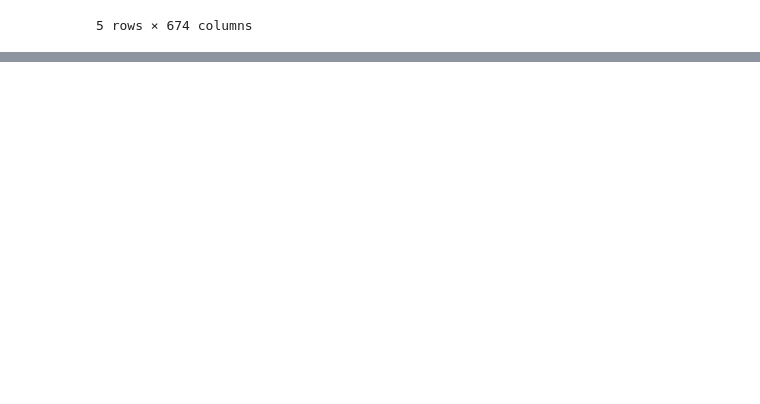
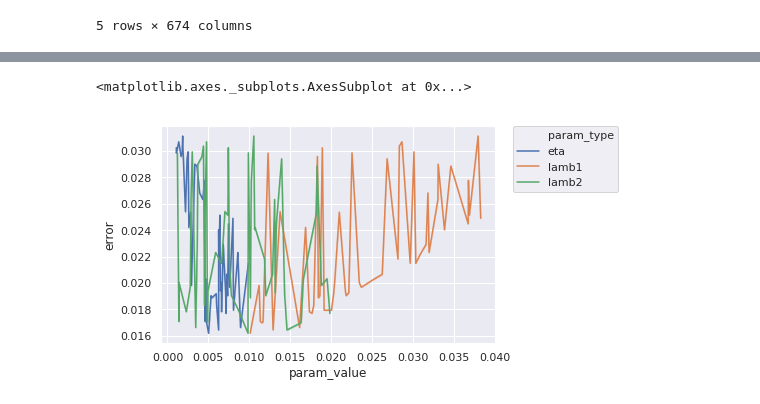
Before and after one commit to psturmfels/cfAD, a Jupyter notebook: tuning_MF.ipynb, the cells around one changed output, grey strips where cells are left out. Drawn from its saved outputs; the diff is of its cells as text; code cells hidden in the pictures; blank space fills up the shorter version.

```diff
--- a/tuning_MF.ipynb
+++ b/tuning_MF.ipynb
@@ -87,2 +93,7 @@ print(meanErrorsDf.iloc[bestParamsIndex])
+# %%
+PlotParamDF(errorsDF)
+# %% [output]
+<matplotlib.axes._subplots.AxesSubplot at 0x...>
+[figure, added]
 # %%
 PlotErrorDF(testErrorDF)
```
Also changed, not shown: parts of 9 cells of this notebook, 9 other files.
